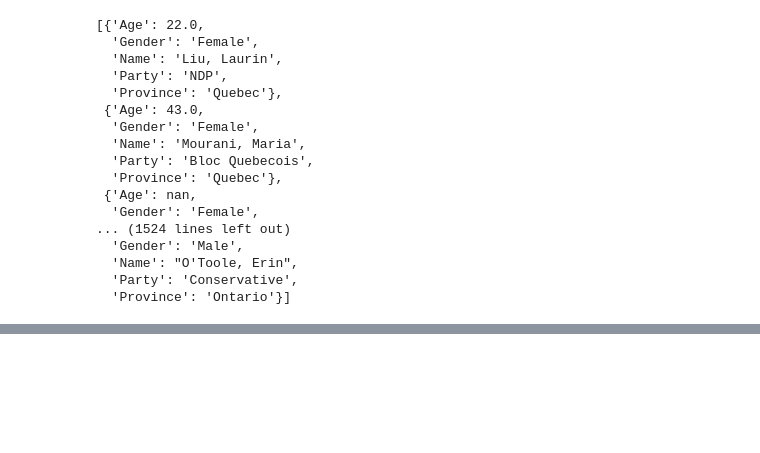
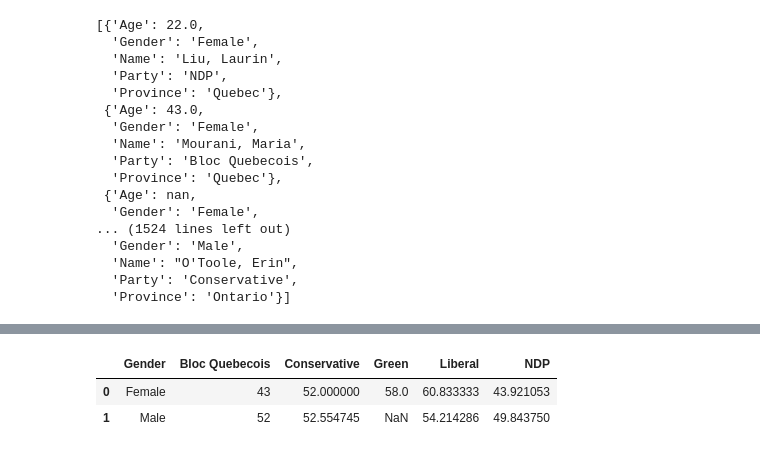
Before and after one commit to PierreMarion23/ipypivot, a Jupyter notebook: Example/Example2.ipynb, the cells around one changed output, grey strips where cells are left out. Saved outputs shown, nothing was run; the diff lists cells and outputs as text; code cells hidden in the pictures; blank space fills up the shorter version.

Commit message:
update export_table_content

```diff
--- a/Example/Example2.ipynb
+++ b/Example/Example2.ipynb
@@ -57,0 +65,6 @@ widget.content_string
+# %%
+widget.content_df
+# %% [output]
+|  | Gender | Bloc Quebecois | Conservative | Green | Liberal | NDP |
+| 0 | Female | 43 | 52.000000 | 58.0 | 60.833333 | 43.921053 |
+| 1 | Male | 52 | 52.554745 | NaN | 54.214286 | 49.843750 |
```
Also changed, not shown: parts of 2 cells of this notebook, 1 other file.
